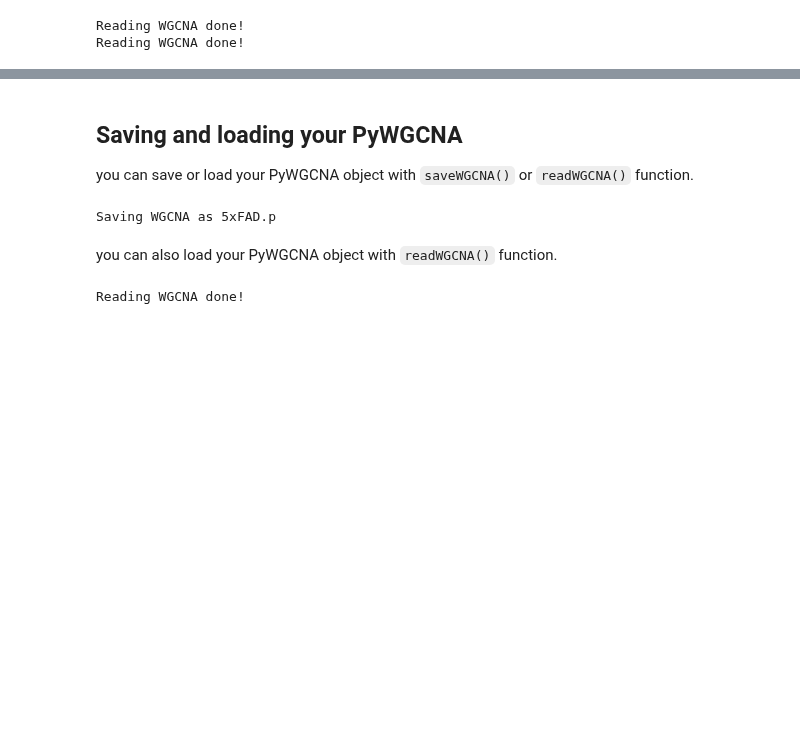
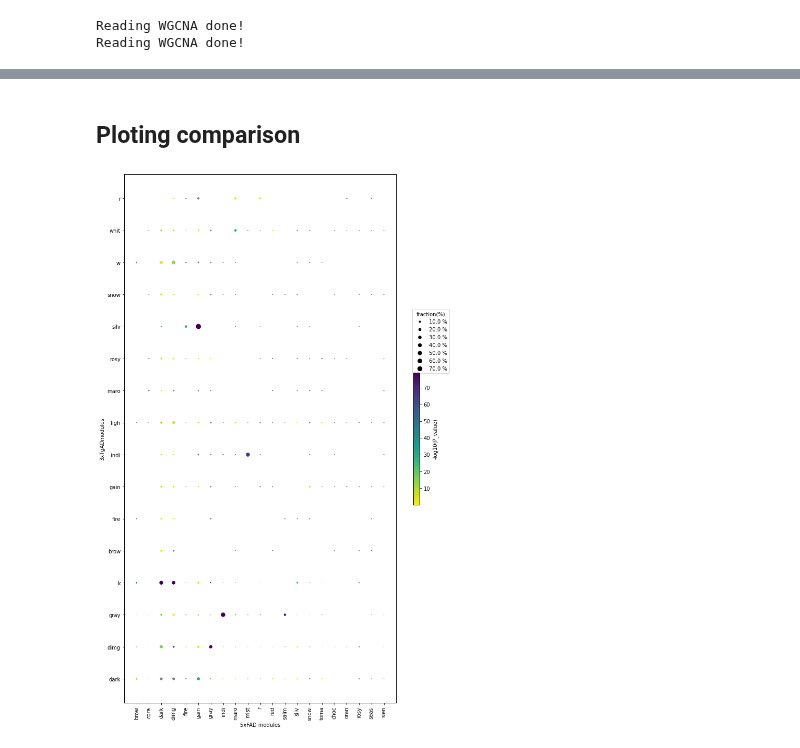
Before and after one commit to mortazavilab/PyWGCNA, a Jupyter notebook: tutorials/Comparison.ipynb, the cells around one changed output, grey strips where cells are left out. Cells and saved outputs as stored; diff of their text form; code cells hidden in the pictures; blank space fills up the shorter version.

Commit message:
major update regarding comparison

```diff
--- a/tutorials/Comparison.ipynb
+++ b/tutorials/Comparison.ipynb
@@ -12,4 +14,5 @@ Reading WGCNA done!
 # %%
-#from utils import *
-modelAD_5xFAD_5xFAD = PyWGCNA.compareWGCNA(pyWGCNA_5xFAD, pyWGCNA_3xTgAD)
+modelAD_5xFAD_3xTgAD = PyWGCNA.compareWGCNA(pyWGCNA_5xFAD,
+                                           pyWGCNA_3xTgAD)
+modelAD_5xFAD_3xTgAD.confusion
 # %% [output]
@@ -119,13 +32,6 @@ Xhecking requirements for saving Go Term
-# %% [markdown]
-## Saving and loading your PyWGCNA
-you can save or load your PyWGCNA object with `saveWGCNA()` or `readWGCNA()` function.
-# %%
-pyWGCNA_5xFAD.saveWGCNA()
-# %% [output]
-Saving WGCNA as 5xFAD.p
-# %% [markdown]
-you can also load your PyWGCNA object with `readWGCNA()` function.
-# %%
-pyWGCNA_5xFAD = PyWGCNA.readWGCNA("5xFAD.p")
-# %% [output]
-Reading WGCNA done!
+# %% [markdown]
+## Ploting comparison
+# %%
+modelAD_5xFAD_3xTgAD.plotCompareWGCA(save=True, order1=None, order2=None)
+# %% [output]
+[figure, added]
```
Also changed, not shown: parts of 7 cells of this notebook, 7 other files.
